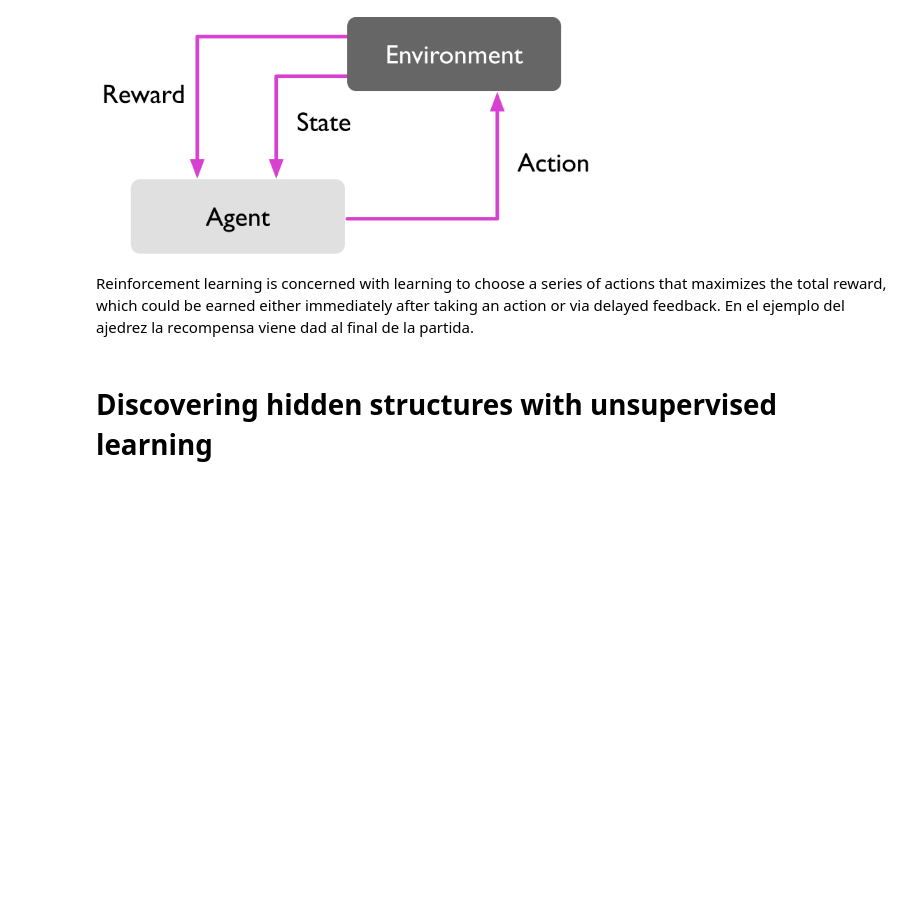
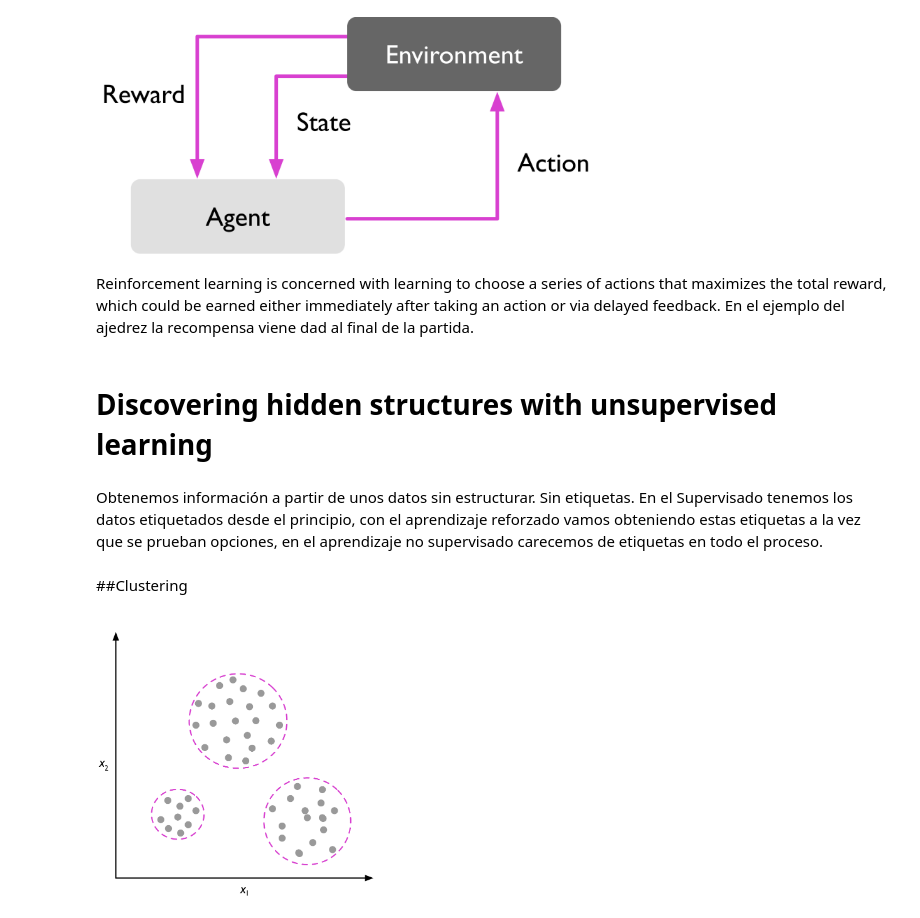
Before and after one commit to apachon/python-machine-learning-book-3rd-edition, a Jupyter notebook: ch01.ipynb, the cells around one changed output. Cells and saved outputs as stored; diff of their text form; code cells hidden in the pictures; blank space fills up the shorter version.

```diff
--- a/ch01.ipynb
+++ b/ch01.ipynb
@@ -50,3 +50,11 @@ Image('05.png', width = 500)
 Reinforcement learning is concerned with learning to choose a series of actions that maximizes the total reward, which could be earned either immediately after taking an action or via delayed feedback. En el ejemplo del ajedrez la recompensa viene dad al final de la partida.
 # %% [markdown]
 # Discovering hidden structures with unsupervised learning
+# %% [markdown]
+Obtenemos información a partir de unos datos sin estructurar. Sin etiquetas. En el Supervisado tenemos los datos etiquetados desde el principio, con el aprendizaje reforzado vamos obteniendo estas etiquetas a la vez que se prueban opciones, en el aprendizaje no supervisado carecemos de etiquetas en todo el proceso.
+# %% [markdown]
+##Clustering
+# %%
+Image('06.png', width = 300)
+# %% [output]
+[figure, added]
```
Also changed, not shown: parts of 9 cells of this notebook.
